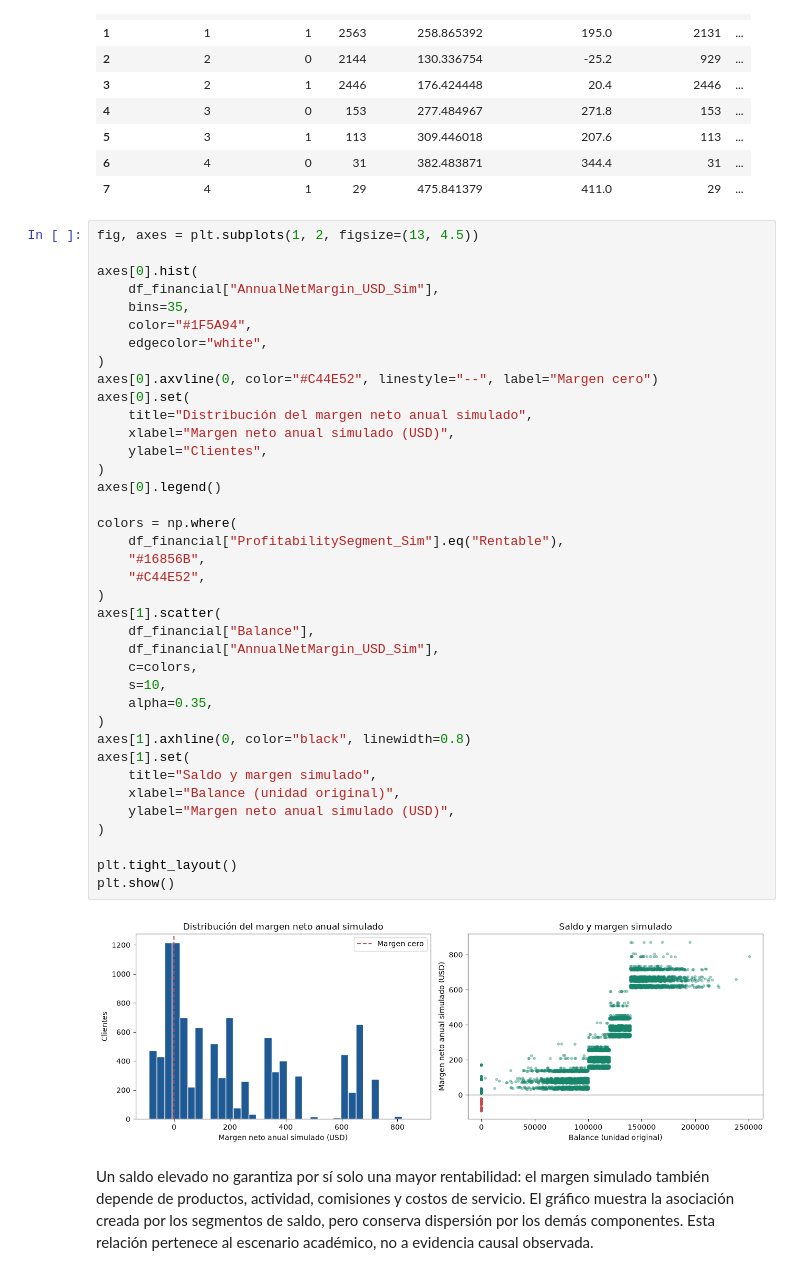
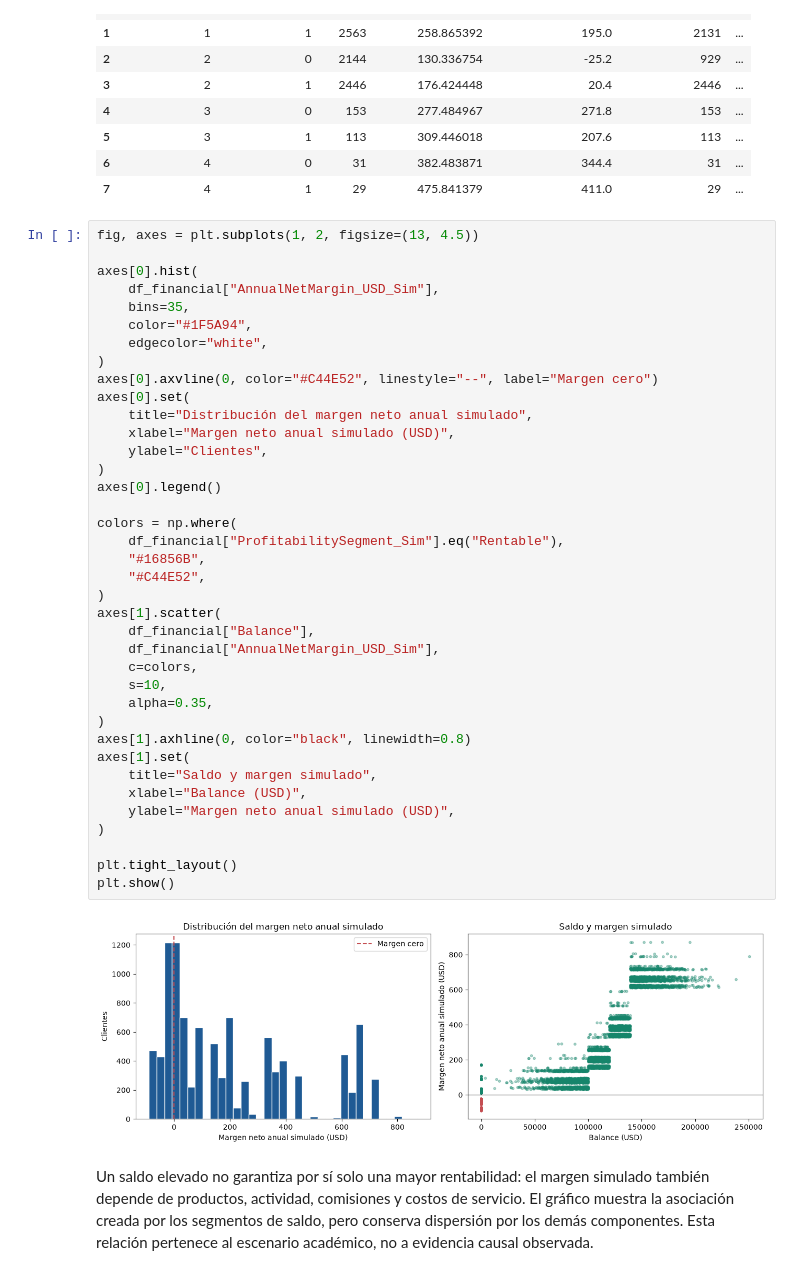
Before and after one commit to An2k24Dm/project-AI, a Jupyter notebook: notebooks/04_analisis_financiero.ipynb, the cells around one changed output. Drawn from its saved outputs; the diff is of its cells as text.

```diff
--- a/notebooks/04_analisis_financiero.ipynb
+++ b/notebooks/04_analisis_financiero.ipynb
@@ -409,35 +411,35 @@ axes[0].hist(
 )
 axes[0].axvline(0, color="#C44E52", linestyle="--", label="Margen cero")
 axes[0].set(
     title="Distribución del margen neto anual simulado",
     xlabel="Margen neto anual simulado (USD)",
     ylabel="Clientes",
 )
 axes[0].legend()
 
 colors = np.where(
     df_financial["ProfitabilitySegment_Sim"].eq("Rentable"),
     "#16856B",
     "#C44E52",
 )
 axes[1].scatter(
     df_financial["Balance"],
     df_financial["AnnualNetMargin_USD_Sim"],
     c=colors,
     s=10,
     alpha=0.35,
 )
 axes[1].axhline(0, color="black", linewidth=0.8)
 axes[1].set(
     title="Saldo y margen simulado",
-    xlabel="Balance (unidad original)",
+    xlabel="Balance (USD)",
     ylabel="Margen neto anual simulado (USD)",
 )
 
 plt.tight_layout()
 plt.show()
 # %% [output]
-[figure, old version]
+[figure, new version]
 # %% [markdown]
 Un saldo elevado no garantiza por sí solo una mayor rentabilidad: el margen
 simulado también depende de productos, actividad, comisiones y costos de
```
Also changed, not shown: parts of 6 cells of this notebook, 6 other files.
